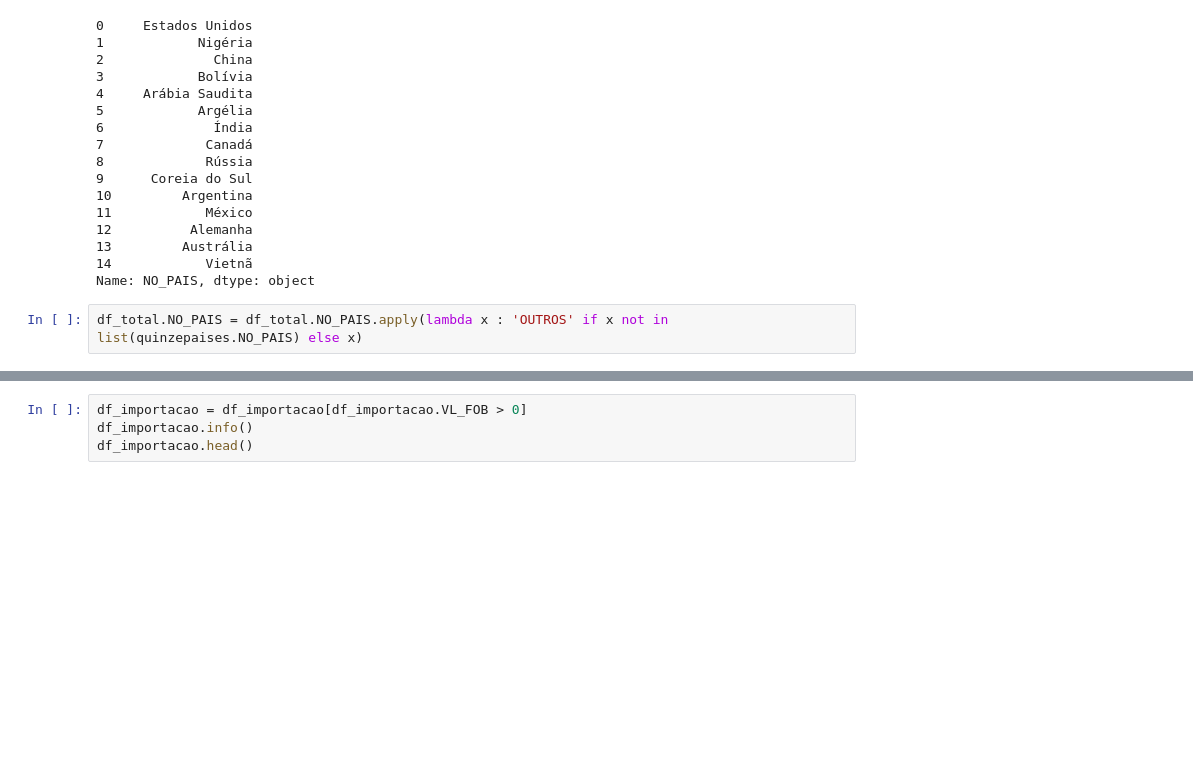
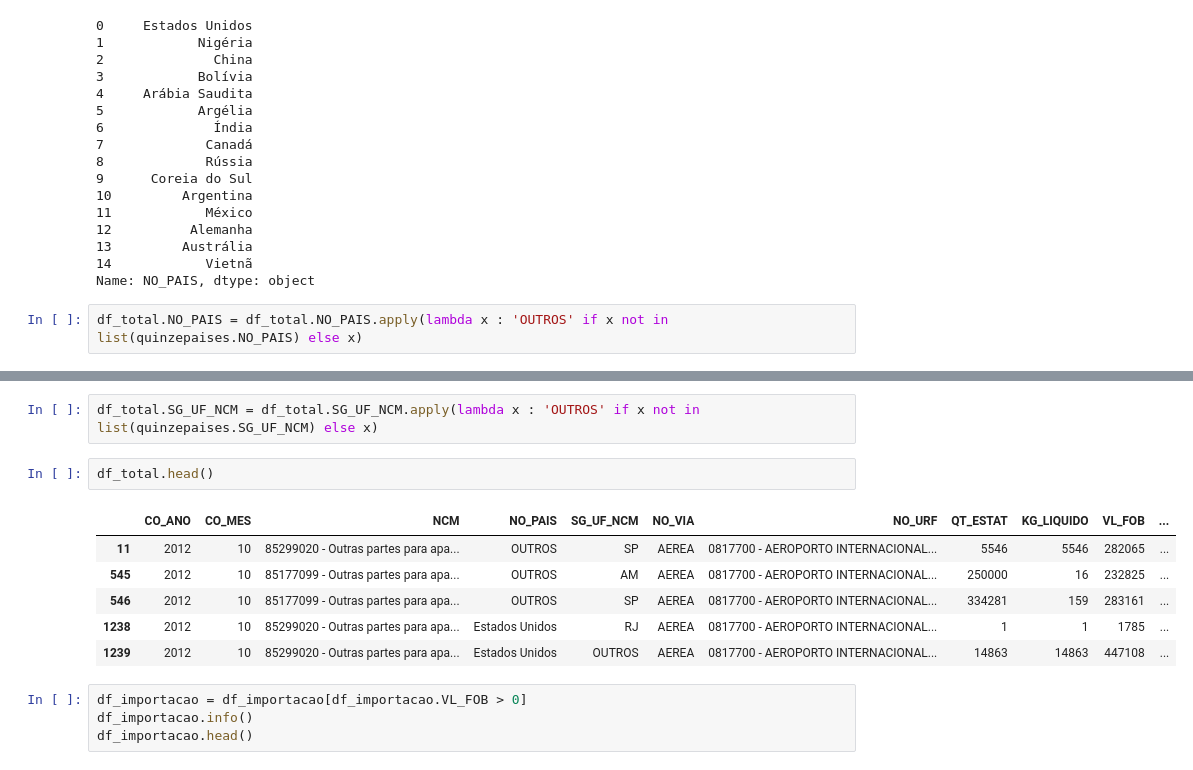
Before and after one commit to Danielpsob/DSWP, a Jupyter notebook: notebooks/analise_dados29-03.ipynb, the cells around one changed output, grey strips where cells are left out. Cells and saved outputs as stored; diff of their text form; blank space fills up the shorter version.

```diff
--- a/notebooks/analise_dados29-03.ipynb
+++ b/notebooks/analise_dados29-03.ipynb
@@ -671,3 +740,14 @@ df_total.head()
+# %%
+df_total.SG_UF_NCM = df_total.SG_UF_NCM.apply(lambda x : 'OUTROS' if x not in list(quinzepaises.SG_UF_NCM) else x)
+# %%
+df_total.head()
+# %% [output]
+|  | CO_ANO | CO_MES | NCM | NO_PAIS | SG_UF_NCM | NO_VIA | NO_URF | QT_ESTAT | KG_LIQUIDO | VL_FOB | ... |
+| 11 | 2012 | 10 | 85299020 - Outras partes para apa... | OUTROS | SP | AEREA | 0817700 - AEROPORTO INTERNACIONAL... | 5546 | 5546 | 282065 | ... |
+| 545 | 2012 | 10 | 85177099 - Outras partes para apa... | OUTROS | AM | AEREA | 0817700 - AEROPORTO INTERNACIONAL... | 250000 | 16 | 232825 | ... |
+| 546 | 2012 | 10 | 85177099 - Outras partes para apa... | OUTROS | SP | AEREA | 0817700 - AEROPORTO INTERNACIONAL... | 334281 | 159 | 283161 | ... |
+| 1238 | 2012 | 10 | 85299020 - Outras partes para apa... | Estados Unidos | RJ | AEREA | 0817700 - AEROPORTO INTERNACIONAL... | 1 | 1 | 1785 | ... |
+| 1239 | 2012 | 10 | 85299020 - Outras partes para apa... | Estados Unidos | OUTROS | AEREA | 0817700 - AEROPORTO INTERNACIONAL... | 14863 | 14863 | 447108 | ... |
 # %%
 df_importacao = df_importacao[df_importacao.VL_FOB > 0]
 df_importacao.info()
```
Also changed, not shown: parts of 7 cells of this notebook.
